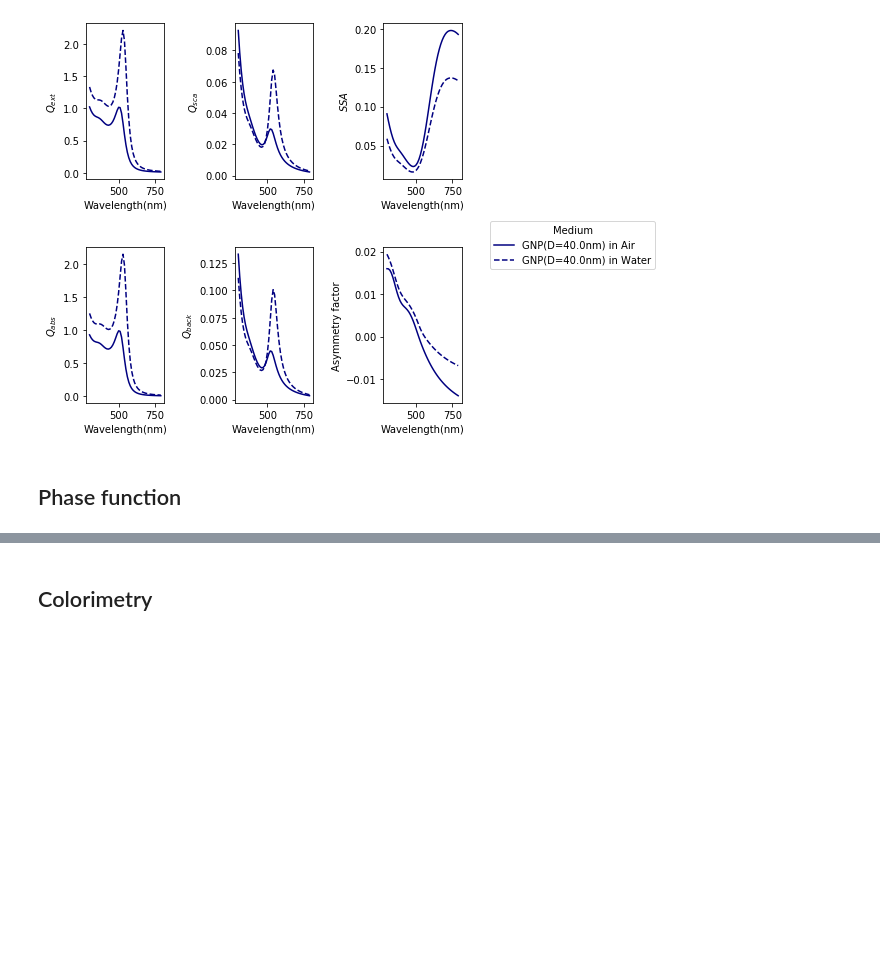
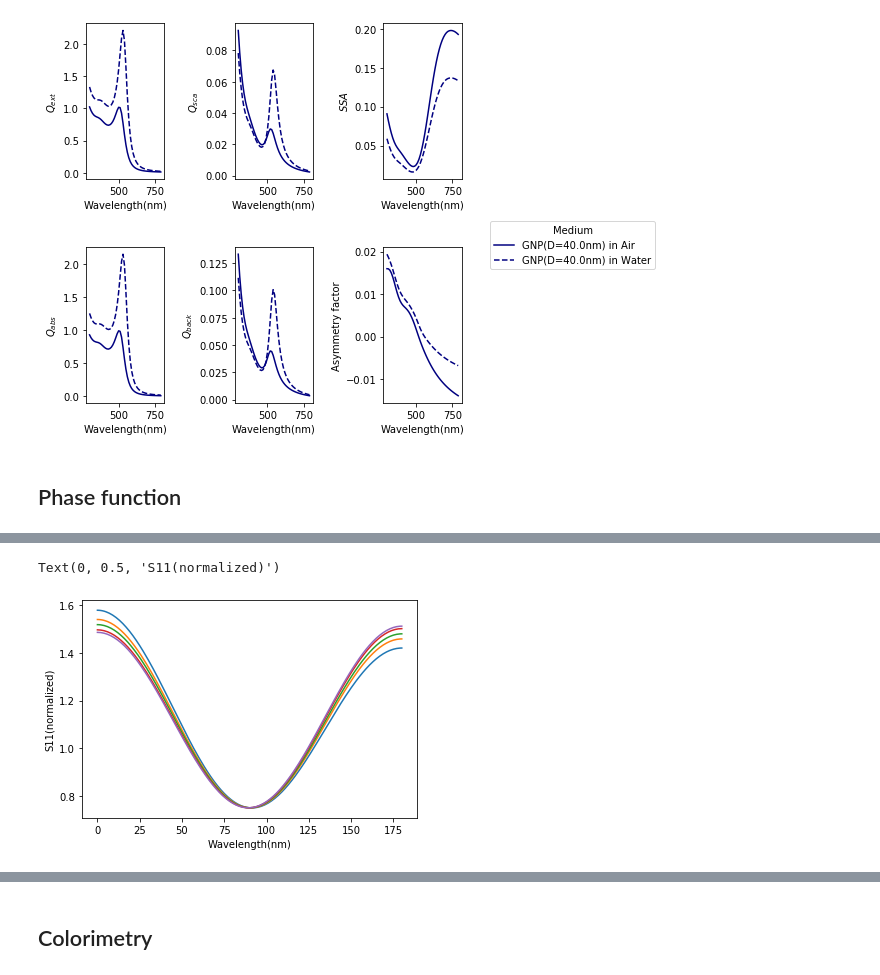
Before and after one commit to kiwiriver/covid_gnp, a Jupyter notebook: notebook/t08_SingleGNP_in_water.ipynb, the cells around one changed output, grey strips where cells are left out. Saved outputs shown, nothing was run; the diff lists cells and outputs as text; code cells hidden in the pictures; blank space fills up the shorter version.

```diff
--- a/notebook/t08_SingleGNP_in_water.ipynb
+++ b/notebook/t08_SingleGNP_in_water.ipynb
@@ -228,0 +298,7 @@ plt.savefig(fileout, dpi=300)
+# %%
+plt.plot(angv,mv1[::10,:,0].T/sum1[::10])
+plt.xlabel("Wavelength(nm)")
+plt.ylabel("S11(normalized)")
+# %% [output]
+Text(0, 0.5, 'S11(normalized)')
+[figure, added]
```
Also changed, not shown: parts of 10 cells of this notebook.
